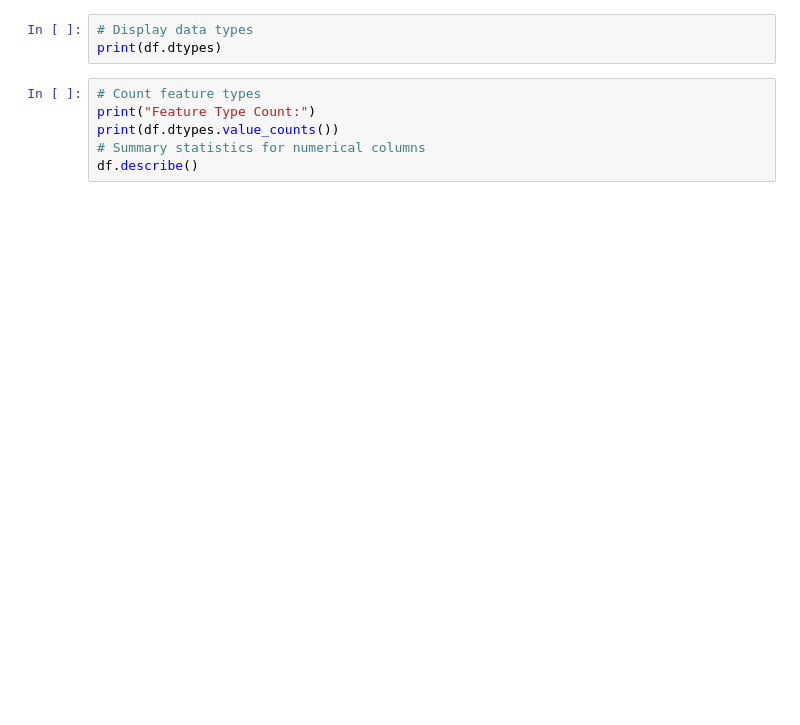
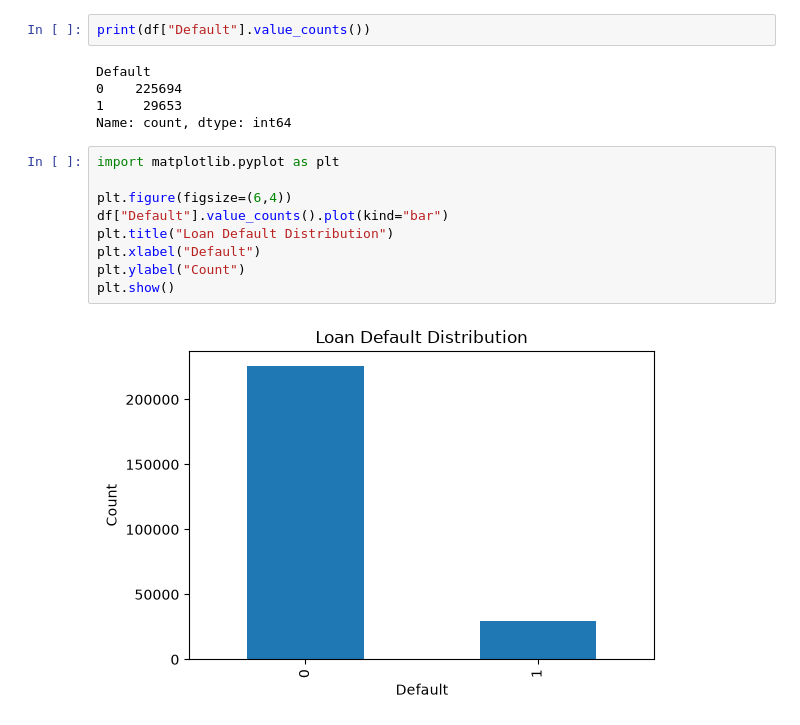
Before and after one commit to esetu-git-public/bootcamp-ace-26-team-8, a Jupyter notebook: notebooks/Data_Preprocessing.ipynb, the cells around one changed output. Saved outputs shown, nothing was run; the diff lists cells and outputs as text; blank space fills up the shorter version.

Commit message:
completed data preprocessing

```diff
--- a/notebooks/Data_Preprocessing.ipynb
+++ b/notebooks/Data_Preprocessing.ipynb
@@ -39,9 +121,18 @@ print(df.dtypes)
 # %%
-# Display data types
-print(df.dtypes)
+print(df["Default"].value_counts())
+# %% [output]
+Default
+0    225694
+1     29653
+Name: count, dtype: int64
-# %%
-# Count feature types
-print("Feature Type Count:")
-print(df.dtypes.value_counts())
-# Summary statistics for numerical columns
-df.describe()
+# %%
+import matplotlib.pyplot as plt
+
+plt.figure(figsize=(6,4))
+df["Default"].value_counts().plot(kind="bar")
+plt.title("Loan Default Distribution")
+plt.xlabel("Default")
+plt.ylabel("Count")
+plt.show()
+# %% [output]
+[figure, added]
```
Also changed, not shown: parts of 21 cells of this notebook, 1 other file.
